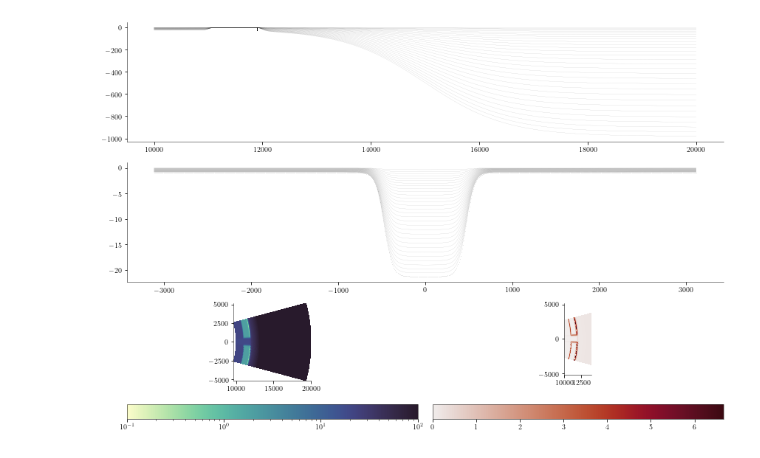
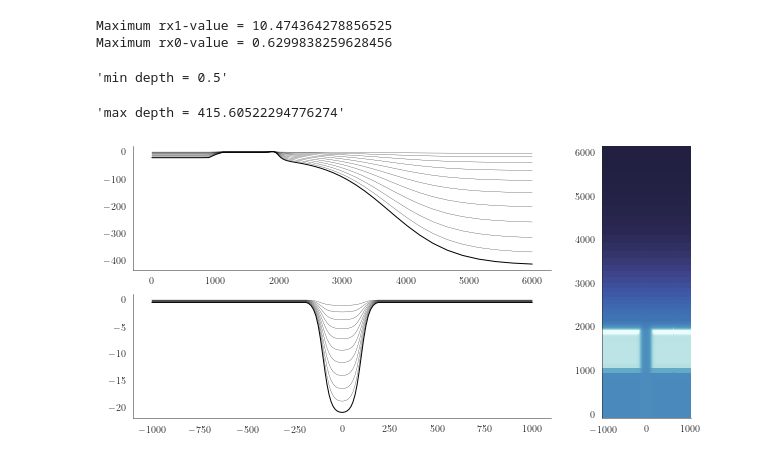
Before and after one commit to wingtorres/annulus, a Jupyter notebook: grid/ann_grid_analytic.ipynb, the cells around one changed output. Drawn from its saved outputs; the diff is of its cells as text; code cells hidden in the pictures.

Commit message:
update analytic grid notebook

```diff
--- a/grid/ann_grid_analytic.ipynb
+++ b/grid/ann_grid_analytic.ipynb
@@ -114,11 +138,11 @@ G.coord_stretch("r")
 G.set_coords()
 #G.taper()
 
-G.hr = 1.3*8.5e2*skewnorm.pdf(G.R, a = -2, loc = G.Rr, scale = 100) #reef flat bathymetry
+G.hr = 11.05e2*skewnorm.pdf(G.R, a = -2, loc = G.Rr, scale = 100) #reef flat bathymetry
 G.hf = G.bathy_tanh(G.R, h0 = 500, scale = 1.5e3, offset = G.Rr+1e3, hmin = G.hj*.8, sgn = 1) #forereef bathymetry
 G.hl = G.bathy_tanh(G.R, h0 = G.hj/2, scale = 50, offset = G.Rl, hmin = 0, sgn = -1) #lagoon bathymetry
+G.taper_eta = G.bathy_tanh(G.R, h0 = 0.5, scale = G.Lrc, offset = G.Rr, hmin = 0) #radial taper function
 G.taper_xi = G.tanh2(G.T, w = 0.5*G.Wj/(G.Rr*G.nc*G.Wr))
-G.taper_eta = G.bathy_tanh(G.R, h0 = 0.5, scale = G.Lrc, offset = G.Rr, hmin = 0) #radial taper function
 
 G.hlc = G.hj*G.taper_xi + (G.hl - G.hr)*(1 - G.taper_xi)
 G.h = G.hlc*(1 - G.taper_eta) + G.hf*G.taper_eta
@@ -207,33 +150,38 @@ Maximum rx1-value = 6.661008041795977
-# %%
-%matplotlib inline
-i = 0 #radial slice index
-j = np.argmin(abs(R.mean(axis=0)-Lr+100)) #azimuthal slice along reefcrest
-arc = R[:,j]*T[:,j]
-
-fig, ax = plt.subplots(3,2, figsize =(12,8))
-
-plt.subplot(3,1,1)
-# plt.plot(R.mean(axis = 1), z.mean(axis = 1), color  = "k", linewidth = 0.05)
-# plt.scatter(R.mean(axis = 1), -h.mean(axis = 1), s = 0.25, color  = "k", linewidths = 0, marker = ".")
-plt.plot(R[i,:], z[i,:], color  = "k", linewidth = 0.05)
-plt.scatter(R[:,j], -h[:,j], s = 0.25, color  = "k", linewidths = 0, marker = ".")
-
-plt.subplot(3,1,2)
-plt.plot(arc, z[:,j], color  = "k", linewidth = 0.05)
-plt.scatter(arc, -h[:,j], s = 0.25, color  = "k", linewidths = 0, marker = ".")
-
-# plt.xlim(10e3, 13e3), plt.ylim(-20, 0)
-
-norm = LogNorm(vmin = 1e-1, vmax = 1e2)
-pc = ax[-1,0].pcolormesh(X, Y, h, cmap = cmocean.cm.deep, norm = norm, shading = "auto")
-plt.colorbar(pc, ax = ax[-1,0], orientation = "horizontal", pad = 0.2)
-ax[-1,0].set_aspect("equal")
-
-pc = ax[-1,1].pcolormesh(X, Y, stiffness[:,:,0], cmap = cmocean.cm.amp, shading = "auto")
-plt.colorbar(pc, ax = ax[-1,1], orientation = "horizontal", pad = 0.25)
-ax[-1,1].set_xlim(10e3,14e3)
-ax[-1,1].set_aspect("equal")
-
-fig.tight_layout()
-# %% [output]
-[figure, removed]
+# %%
+#Compute 3D grid and stiffness metrics
+
+z = s2z(G.h, ns = 10, thetaS = 3.0, thetaB = 2.0, hc  = G.hj) #thermocline deep as channel
+stiffness = rx1(z)
+beckhaid = rx0(G.h)
+display(f"min depth = {G.h.min()}")
+display(f"max depth = {G.h.max()}")
+# %% [output]
+Maximum rx1-value = 10.474364278856525
+Maximum rx0-value = 0.6299838259628456
+'min depth = 0.5'
+'max depth = 415.60522294776274'
+# %%
+import matplotlib.gridspec
+
+i = 25
+j = 10
+sns.set_style("white")
+
+fig = plt.figure(figsize=(10, 5))
+gs = gridspec.GridSpec(nrows=2, ncols=2, width_ratios = [2,.425])
+
+fig.add_subplot(gs[0,0])
+plt.plot(G.Y[j,:], z[j,:], color = "k", linewidth = 0.25)
+plt.plot(G.Y[j,:], -G.h[j,:], color = "k", linewidth = 1)
+
+fig.add_subplot(gs[1,0])
+plt.plot(G.X[:,i], z[:,i], color = "k", linewidth = 0.25)
+plt.plot(G.X[:,i], -G.h[:,i], color = "k", linewidth = 1)
+
+fig.add_subplot(gs[:,1])
+plt.pcolormesh(G.X, G.Y, G.h, norm=colors.LogNorm(vmin = 1, vmax= 1e3), cmap = cmocean.cm.ice_r, shading = "auto" )
+plt.gca().axis("equal")
+
+sns.despine()
+# %% [output]
+[figure, added]
```
Also changed, not shown: parts of 16 cells of this notebook.
